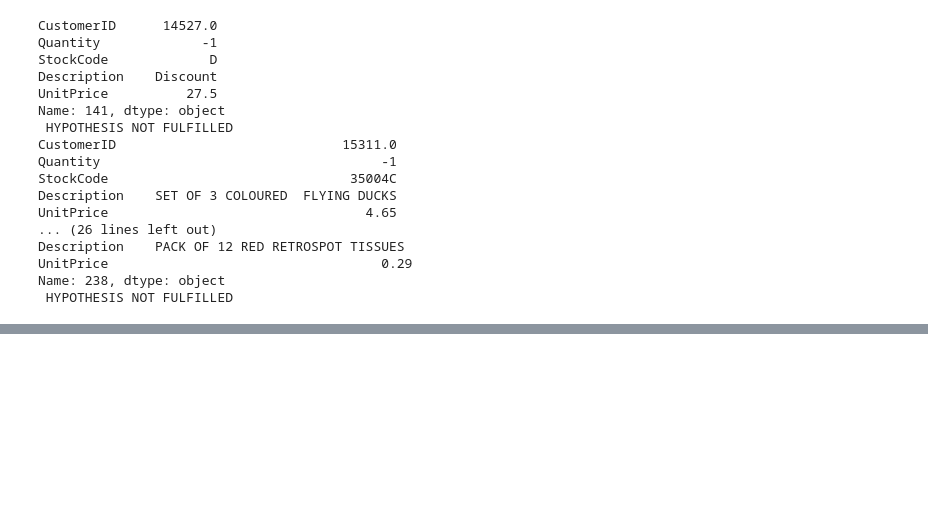
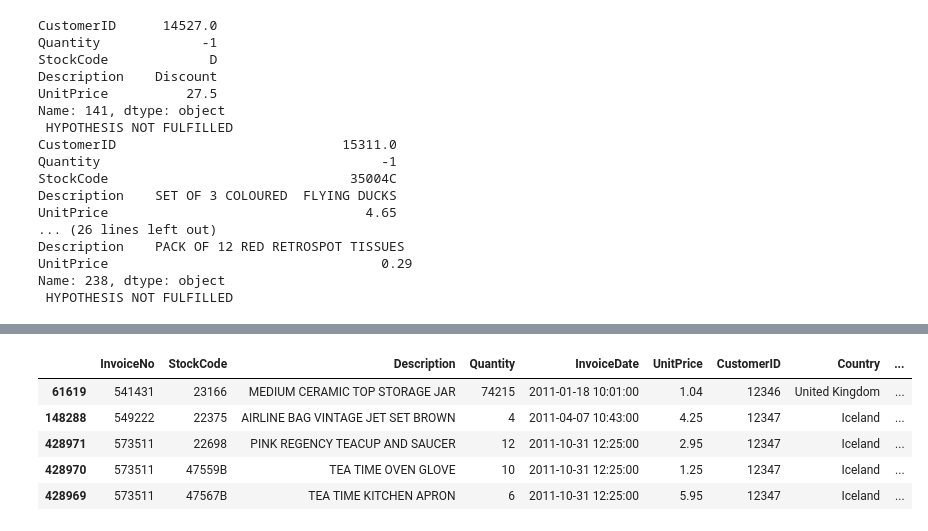
Before and after one commit to 464venkatsai/CustomerSegmentationAnalysis, a Jupyter notebook: Customer Segementation.ipynb, the cells around one changed output, grey strips where cells are left out. Drawn from its saved outputs; the diff is of its cells as text; code cells hidden in the pictures; blank space fills up the shorter version.

```diff
--- a/Customer Segementation.ipynb
+++ b/Customer Segementation.ipynb
@@ -224,0 +335,9 @@ for index, col in data.iterrows():
+# %%
+df_cleaned.sort_values("CustomerID")[:5]
+# %% [output]
+|  | InvoiceNo | StockCode | Description | Quantity | InvoiceDate | UnitPrice | CustomerID | Country | ... |
+| 61619 | 541431 | 23166 | MEDIUM CERAMIC TOP STORAGE JAR | 74215 | 2011-01-18 10:01:00 | 1.04 | 12346 | United Kingdom | ... |
+| 148288 | 549222 | 22375 | AIRLINE BAG VINTAGE JET SET BROWN | 4 | 2011-04-07 10:43:00 | 4.25 | 12347 | Iceland | ... |
+| 428971 | 573511 | 22698 | PINK REGENCY TEACUP AND SAUCER | 12 | 2011-10-31 12:25:00 | 2.95 | 12347 | Iceland | ... |
+| 428970 | 573511 | 47559B | TEA TIME OVEN GLOVE | 10 | 2011-10-31 12:25:00 | 1.25 | 12347 | Iceland | ... |
+| 428969 | 573511 | 47567B | TEA TIME KITCHEN APRON | 6 | 2011-10-31 12:25:00 | 5.95 | 12347 | Iceland | ... |
```
Also changed, not shown: parts of 19 cells of this notebook.
